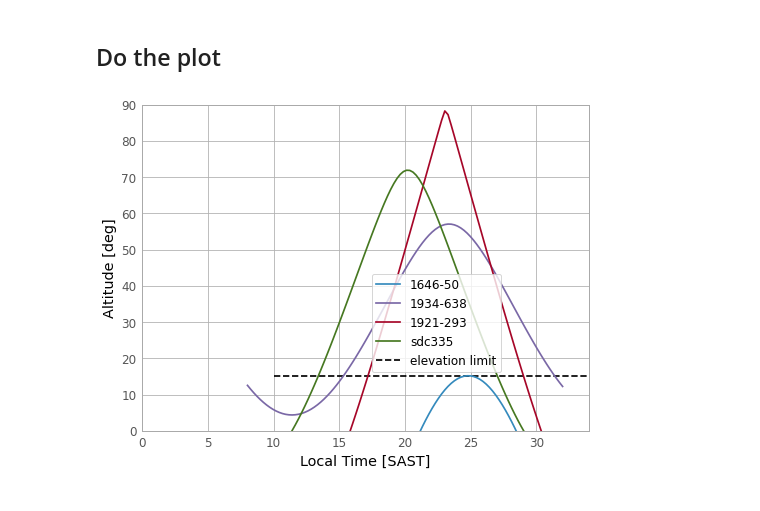
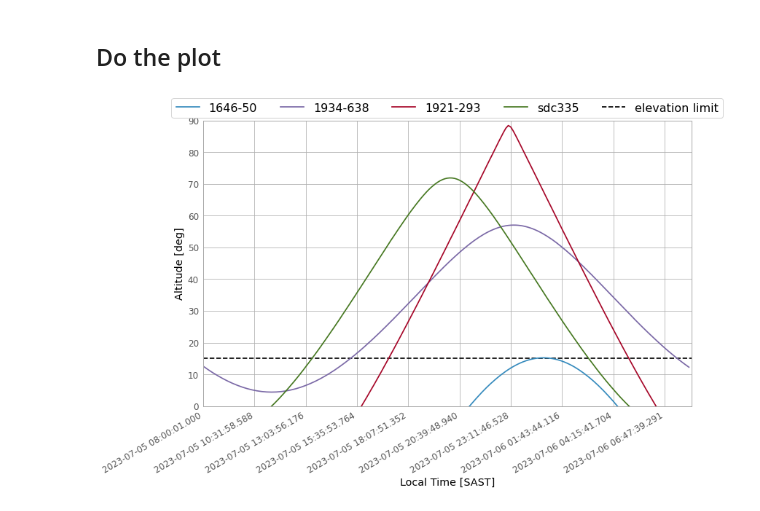
Before and after one commit to limonkufu/radio-astro-tutorials, a Jupyter notebook: Source_RiseSet.ipynb, the cells around one changed output. Drawn from its saved outputs; the diff is of its cells as text; code cells hidden in the pictures.

Commit message:
Refactor obs_time into a helper

```diff
--- a/Source_RiseSet.ipynb
+++ b/Source_RiseSet.ipynb
@@ -50,17 +52,25 @@ Using only SKA dishes
 # %% [markdown]
 ## Define Time range
 # %%
-obs_period_length = 24.0*u.hour
+# obs_period_length = 24.0*u.hour
 
-obs_period_start = Time('2023-7-5 10:00:01') # UTC
-obs_period_start_local = obs_period_start - utcoffset # LOCAL
-start_hour_local = float(obs_period_start_local.datetime.strftime("%H"))
+# obs_period_start = Time('2023-7-5 10:00:01') # UTC
+# obs_period_start_local = obs_period_start - utcoffset # LOCAL
+# start_hour_local = float(obs_period_start_local.datetime.strftime("%H"))
 
-obs_period_end_local = obs_period_start_local + obs_period_length # LOCAL
-obs_period_end = obs_period_start_local + obs_period_length # UTC
-end_hour_local = float(obs_period_end_local.datetime.strftime("%H"))
+# obs_period_end_local = obs_period_start_local + obs_period_length # LOCAL
+# obs_period_end = obs_period_start_local + obs_period_length # UTC
+# end_hour_local = float(obs_period_end_local.datetime.strftime("%H"))
 
-obs_period_delta_local = np.linspace(0.0, obs_period_length.value, 100)*u.hour
+# obs_period_delta_local = np.linspace(0.0, obs_period_length.value, 100)*u.hour
+
+obs_time = TimeRange(obs_period_start = '2023-7-5 10:00:01',
+                              obs_period_length = 24.0,
+                              obs_period_unit = 'h',
+                              utcoffset= -2.0,
+                              plotsteps = 200)
+
+obs_time_delta = obs_time.obs_period_delta()
 # %% [markdown]
 ## Set Target Coordinate(s)
 Give target coordinate(s) in ICRS
@@ -72,27 +82,31 @@ target_dict = {'1646-50': "21:08:46.86357 +44:00:00.00",
 # %% [markdown]
 ## Do the plot
 # %%
-fig_rs = plt.figure(1)
+fig_rs = plt.figure(1, figsize=(12,8))
 ax_rs = fig_rs.add_subplot(111)
 
 #-- set up the
 ax_rs.set_xlabel('Local Time '+time_zone)
 ax_rs.set_ylabel('Altitude [deg]')
-ax_rs.hlines(y = 15.0, xmin = 10.0, xmax = 34.0, linestyle = '--', color = 'k', label='elevation limit')
-ax_rs.set_xlim([0.0,34.0])
+ax_rs.hlines(y = 15.0, xmin = 0, xmax = len(obs_time_delta), linestyle = '--', color = 'k', label='elevation limit')
+ax_rs.set_xlim([0.0,len(obs_time_delta)])
 ax_rs.set_ylim([0.0,90.0])
 
 for target_name, target_coord in target_dict.items():
     """Conver coords to astropy Skycoord instance"""
     target_coord_sky = SkyCoord(target_coord, frame = 'icrs', unit = (u.hourangle, u.deg))
     """Convert target coords to Az_el (called AltAz in astropy)"""
-    target_azel = target_coord_sky.transform_to(AltAz(obstime = obs_period_start_local+obs_period_delta_local,
+    target_azel = target_coord_sky.transform_to(AltAz(obstime = obs_time_delta,
                                              location = geographic_location))
     """Plot"""
-    ax_rs.plot(obs_period_delta_local+(float(obs_period_start_local.datetime.strftime("%H"))*u.hour),
+    ax_rs.plot(obs_time_delta.value,
                target_azel.alt,label=target_name)
 
-ax_rs.legend(loc='best', bbox_to_anchor=(0.5, 0., 0.5, 0.5))
+tick_spacing = 20
+ax_rs.xaxis.set_major_locator(ticker.MultipleLocator(tick_spacing+1))
+ax_rs.legend(loc='upper center', bbox_to_anchor=(0.5, 1.1), ncol = len(target_dict)+1
+             , fontsize = 16.0)
+plt.gcf().autofmt_xdate()
 plt.show()
 # %% [output]
-[figure, old version]
+[figure, new version]
```
Also changed, not shown: parts of 1 cell of this notebook, 2 other files.
